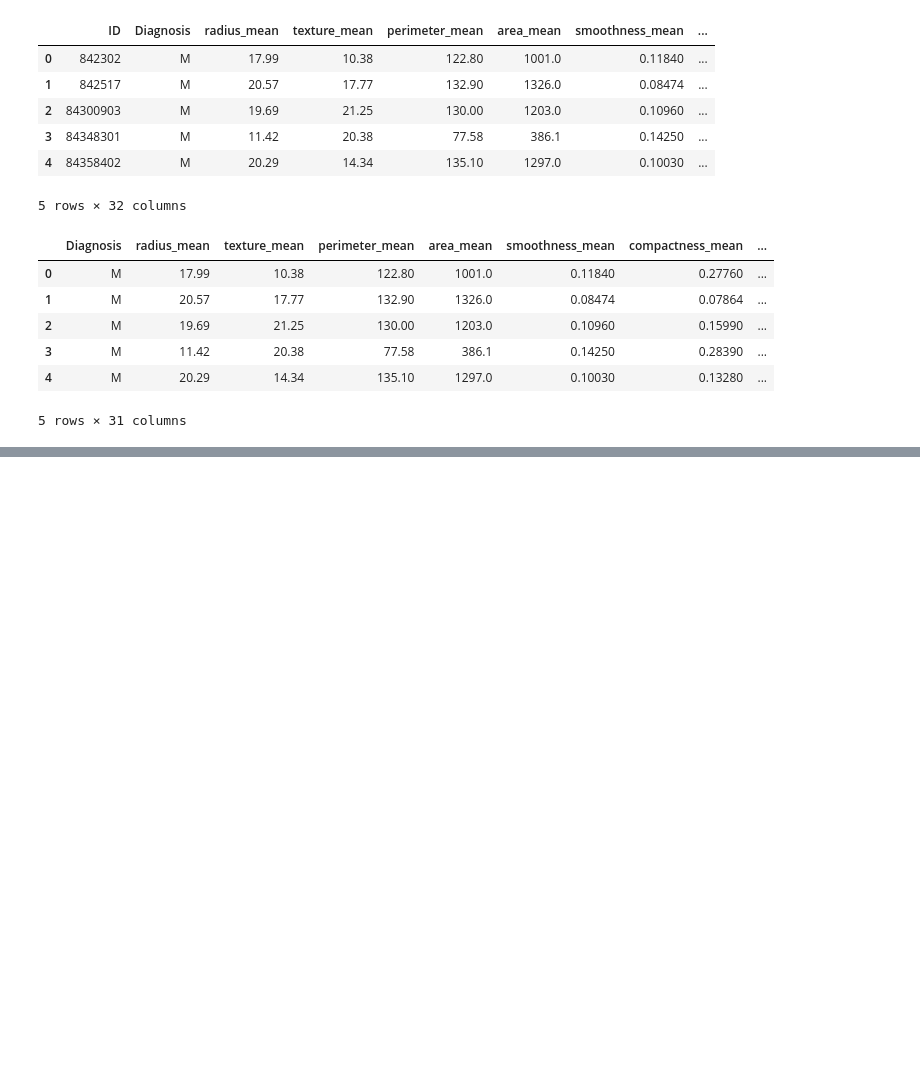
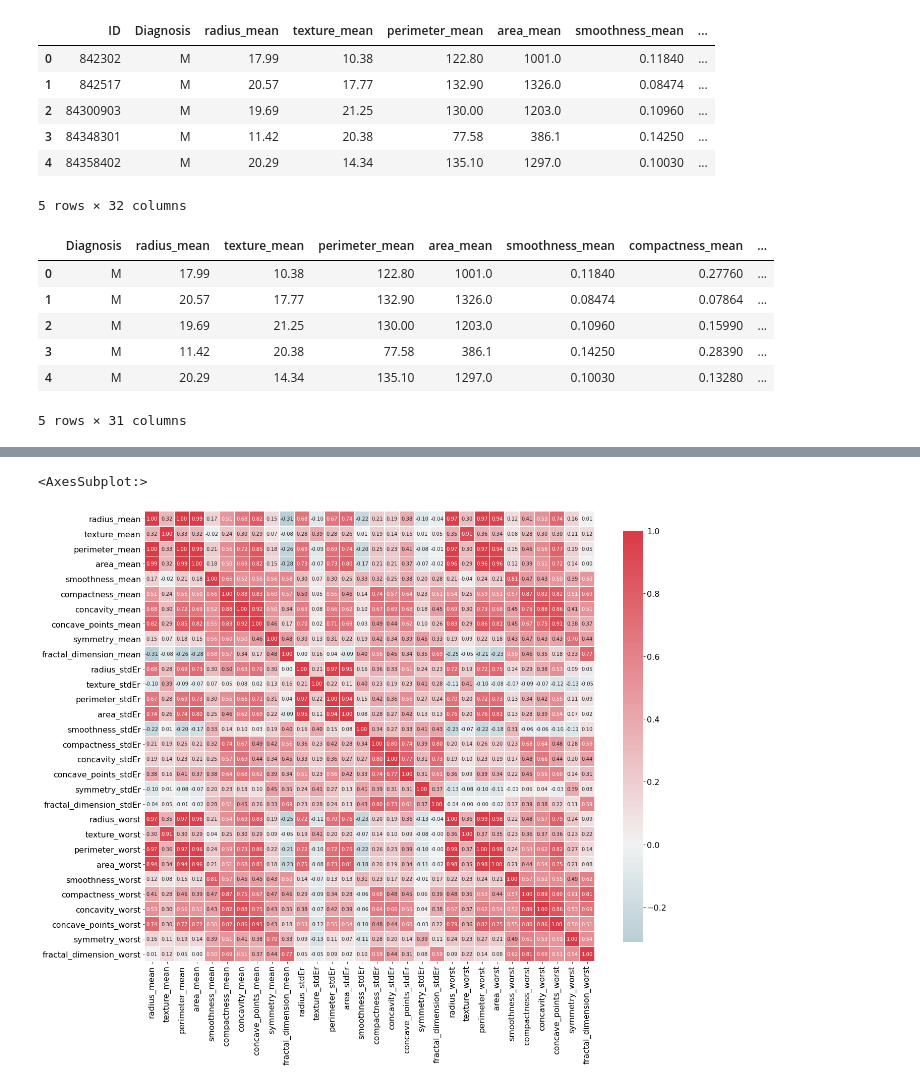
Before and after one commit to csparanjape/breast_cancer_diagnosis, a Jupyter notebook: 01_Data_Cleaning.ipynb, the cells around one changed output, grey strips where cells are left out. Cells and saved outputs as stored; diff of their text form; code cells hidden in the pictures; blank space fills up the shorter version.

```diff
--- a/01_Data_Cleaning.ipynb
+++ b/01_Data_Cleaning.ipynb
@@ -40,0 +209,7 @@ df.head()
+# %%
+fig=plt.figure(figsize=(20,20))
+cmap = sns.diverging_palette(220, 10, as_cmap=True)
+sns.heatmap(df.corr(),cmap=cmap, vmax=1.0, center=0, fmt='.2f',square=True, linewidths=.5, annot=True, cbar_kws={"shrink": .75})
+# %% [output]
+<AxesSubplot:>
+[figure, added]
```
Also changed, not shown: parts of 12 cells of this notebook.
